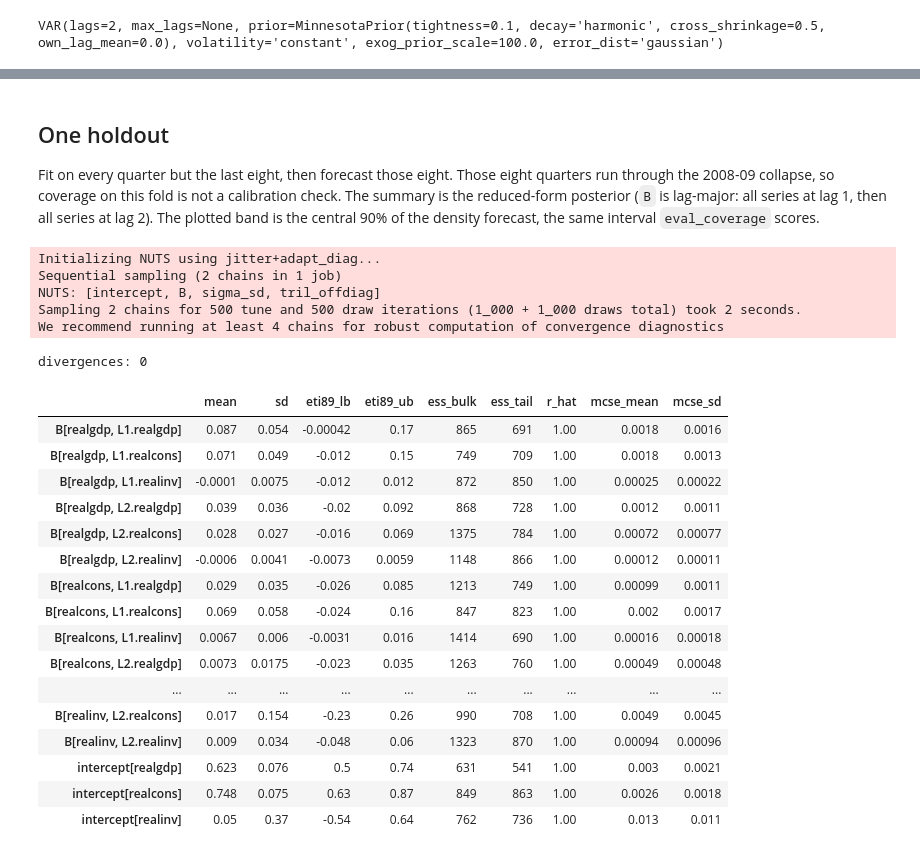
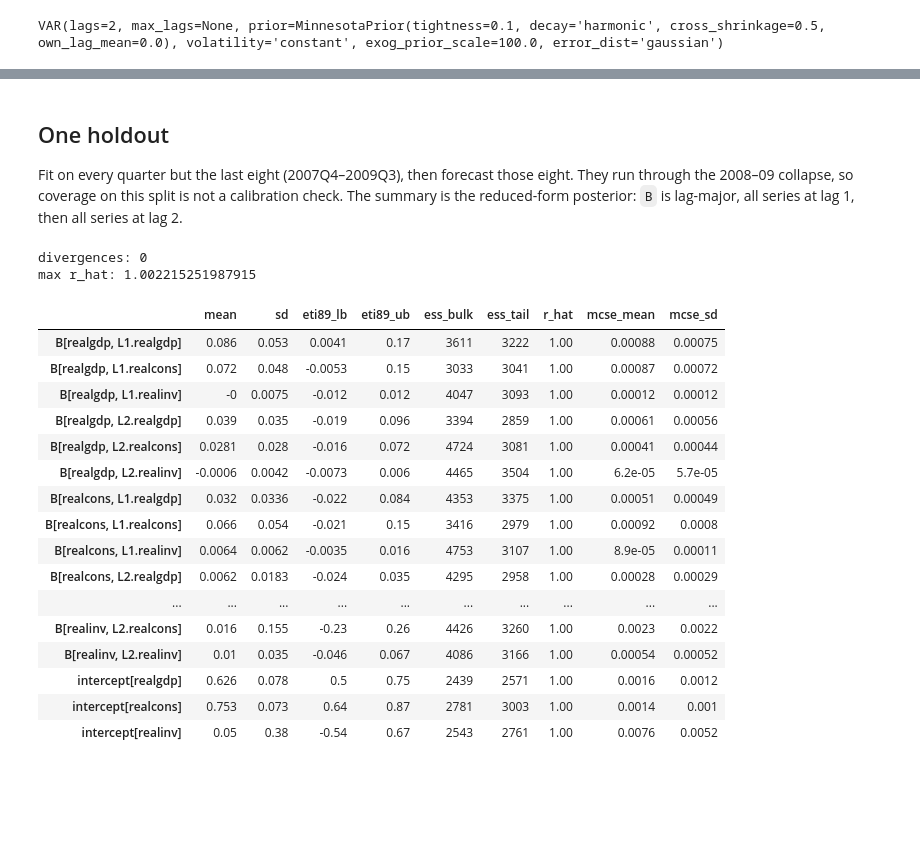
Before and after one commit to pymc-labs/pymc-forecast, a Jupyter notebook: docs/examples/var.ipynb, the cells around one changed output, grey strips where cells are left out. Saved outputs shown, nothing was run; the diff lists cells and outputs as text; code cells hidden in the pictures; blank space fills up the shorter version.

```diff
--- a/docs/examples/var.ipynb
+++ b/docs/examples/var.ipynb
@@ -79,0 +68,3 @@ Frozen({'time': 202, 'series': 3})
+# %%
+growth = (100 * np.log(load_us_macro())).diff("time").rename("growth")
+growth.sizes
@@ -204,51 +146,41 @@ class ImpulsoForecaster:
 # %% [markdown]
 ## One holdout
 
-Fit on every quarter but the last eight, then forecast those eight. Those
-eight quarters run through the 2008-09 collapse, so coverage on this fold
-is not a calibration check. The summary is the reduced-form posterior (`B`
-is lag-major: all series at lag 1, then all series at lag 2). The plotted
-band is the central 90% of the density forecast, the same interval
-`eval_coverage` scores.
+Fit on every quarter but the last eight (2007Q4–2009Q3), then forecast those eight. They
+run through the 2008–09 collapse, so coverage on this split is not a calibration check.
+The summary is the reduced-form posterior: `B` is lag-major, all series at lag 1, then all
+series at lag 2.
 # %%
 train = growth.isel(time=slice(None, -HOLDOUT))
 truth = growth.isel(time=slice(-HOLDOUT, None)).rename(time="time_future")
-full_time = null_covariates(growth.time.values)
+covariates = null_covariates(growth["time"].values)
+
 forecaster = ImpulsoForecaster(
-    spec,
-    train,
-    full_time,
-    random_seed=SEED,
-    draws=DRAWS,
-    tune=TUNE,
-    chains=CHAINS,
+    spec, train, covariates, random_seed=SEED, draws=DRAWS, tune=TUNE, chains=CHAINS
 )
-summary = az.summary(forecaster.fitted.idata, var_names=["B", "intercept"])
-sample_stats = _group_dataset(forecaster.fitted.idata, "sample_stats")
-print("divergences:", int(sample_stats["diverging"].sum()))
-summary
+idata = forecaster.fitted.idata
+posterior_summary = az.summary(idata, var_names=["B", "intercept"])
+print("divergences:", int(idata["sample_stats"]["diverging"].sum()))
+print("max r_hat:", float(posterior_summary["r_hat"].max()))
+posterior_summary
 # %% [output]
-Initializing NUTS using jitter+adapt_diag...
-Sequential sampling (2 chains in 1 job)
-NUTS: [intercept, B, sigma_sd, tril_offdiag]
-Sampling 2 chains for 500 tune and 500 draw iterations (1_000 + 1_000 draws total) took 2 seconds.
-We recommend running at least 4 chains for robust computation of convergence diagnostics
+divergences: 0
+max r_hat: 1.002215251987915
-divergences: 0
 |  | mean | sd | eti89_lb | eti89_ub | ess_bulk | ess_tail | r_hat | mcse_mean | mcse_sd |
-| B[realgdp, L1.realgdp] | 0.087 | 0.054 | -0.00042 | 0.17 | 865 | 691 | 1.00 | 0.0018 | 0.0016 |
-| B[realgdp, L1.realcons] | 0.071 | 0.049 | -0.012 | 0.15 | 749 | 709 | 1.00 | 0.0018 | 0.0013 |
-| B[realgdp, L1.realinv] | -0.0001 | 0.0075 | -0.012 | 0.012 | 872 | 850 | 1.00 | 0.00025 | 0.00022 |
-| B[realgdp, L2.realgdp] | 0.039 | 0.036 | -0.02 | 0.092 | 868 | 728 | 1.00 | 0.0012 | 0.0011 |
-| B[realgdp, L2.realcons] | 0.028 | 0.027 | -0.016 | 0.069 | 1375 | 784 | 1.00 | 0.00072 | 0.00077 |
-| B[realgdp, L2.realinv] | -0.0006 | 0.0041 | -0.0073 | 0.0059 | 1148 | 866 | 1.00 | 0.00012 | 0.00011 |
-| B[realcons, L1.realgdp] | 0.029 | 0.035 | -0.026 | 0.085 | 1213 | 749 | 1.00 | 0.00099 | 0.0011 |
-| B[realcons, L1.realcons] | 0.069 | 0.058 | -0.024 | 0.16 | 847 | 823 | 1.00 | 0.002 | 0.0017 |
-| B[realcons, L1.realinv] | 0.0067 | 0.006 | -0.0031 | 0.016 | 1414 | 690 | 1.00 | 0.00016 | 0.00018 |
-| B[realcons, L2.realgdp] | 0.0073 | 0.0175 | -0.023 | 0.035 | 1263 | 760 | 1.00 | 0.00049 | 0.00048 |
+| B[realgdp, L1.realgdp] | 0.086 | 0.053 | 0.0041 | 0.17 | 3611 | 3222 | 1.00 | 0.00088 | 0.00075 |
+| B[realgdp, L1.realcons] | 0.072 | 0.048 | -0.0053 | 0.15 | 3033 | 3041 | 1.00 | 0.00087 | 0.00072 |
+| B[realgdp, L1.realinv] | -0 | 0.0075 | -0.012 | 0.012 | 4047 | 3093 | 1.00 | 0.00012 | 0.00012 |
+| B[realgdp, L2.realgdp] | 0.039 | 0.035 | -0.019 | 0.096 | 3394 | 2859 | 1.00 | 0.00061 | 0.00056 |
+| B[realgdp, L2.realcons] | 0.0281 | 0.028 | -0.016 | 0.072 | 4724 | 3081 | 1.00 | 0.00041 | 0.00044 |
+| B[realgdp, L2.realinv] | -0.0006 | 0.0042 | -0.0073 | 0.006 | 4465 | 3504 | 1.00 | 6.2e-05 | 5.7e-05 |
+| B[realcons, L1.realgdp] | 0.032 | 0.0336 | -0.022 | 0.084 | 4353 | 3375 | 1.00 | 0.00051 | 0.00049 |
+| B[realcons, L1.realcons] | 0.066 | 0.054 | -0.021 | 0.15 | 3416 | 2979 | 1.00 | 0.00092 | 0.0008 |
+| B[realcons, L1.realinv] | 0.0064 | 0.0062 | -0.0035 | 0.016 | 4753 | 3107 | 1.00 | 8.9e-05 | 0.00011 |
+| B[realcons, L2.realgdp] | 0.0062 | 0.0183 | -0.024 | 0.035 | 4295 | 2958 | 1.00 | 0.00028 | 0.00029 |
 | ... | ... | ... | ... | ... | ... | ... | ... | ... | ... |
-| B[realinv, L2.realcons] | 0.017 | 0.154 | -0.23 | 0.26 | 990 | 708 | 1.00 | 0.0049 | 0.0045 |
-| B[realinv, L2.realinv] | 0.009 | 0.034 | -0.048 | 0.06 | 1323 | 870 | 1.00 | 0.00094 | 0.00096 |
-| intercept[realgdp] | 0.623 | 0.076 | 0.5 | 0.74 | 631 | 541 | 1.00 | 0.003 | 0.0021 |
-| intercept[realcons] | 0.748 | 0.075 | 0.63 | 0.87 | 849 | 863 | 1.00 | 0.0026 | 0.0018 |
-| intercept[realinv] | 0.05 | 0.37 | -0.54 | 0.64 | 762 | 736 | 1.00 | 0.013 | 0.011 |
+| B[realinv, L2.realcons] | 0.016 | 0.155 | -0.23 | 0.26 | 4426 | 3260 | 1.00 | 0.0023 | 0.0022 |
+| B[realinv, L2.realinv] | 0.01 | 0.035 | -0.046 | 0.067 | 4086 | 3166 | 1.00 | 0.00054 | 0.00052 |
+| intercept[realgdp] | 0.626 | 0.078 | 0.5 | 0.75 | 2439 | 2571 | 1.00 | 0.0016 | 0.0012 |
+| intercept[realcons] | 0.753 | 0.073 | 0.64 | 0.87 | 2781 | 3003 | 1.00 | 0.0014 | 0.001 |
+| intercept[realinv] | 0.05 | 0.38 | -0.54 | 0.67 | 2543 | 2761 | 1.00 | 0.0076 | 0.0052 |
 # %%
```
Also changed, not shown: parts of 21 cells of this notebook, 5 other files.
